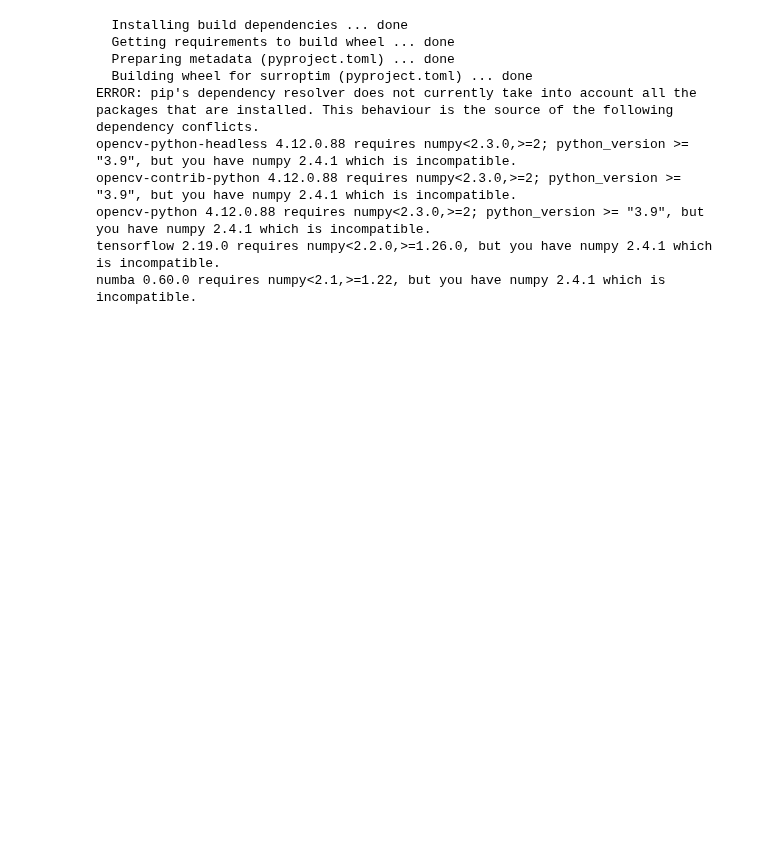
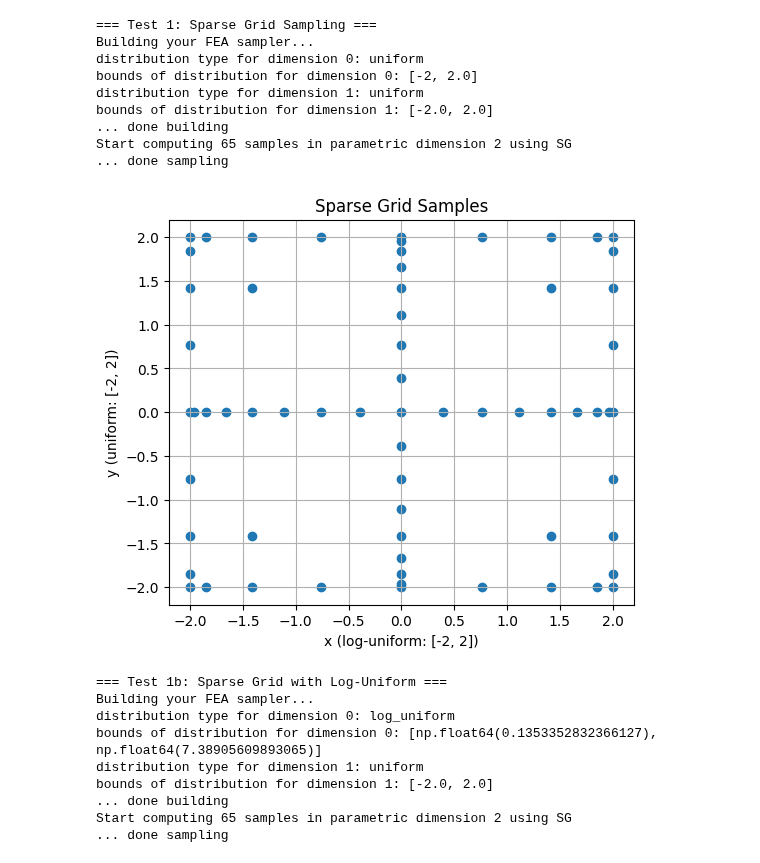
Before and after one commit to kerfriden/SurrOptim, a Jupyter notebook: demo_surroptim.ipynb, the cells around one changed output. Cells and saved outputs as stored; diff of their text form; code cells hidden in the pictures; blank space fills up the shorter version.

```diff
--- a/demo_surroptim.ipynb
+++ b/demo_surroptim.ipynb
@@ -1,19 +1,11 @@
 # %% [markdown]
 <a href="https://colab.research.google.com/github/kerfriden/SurrOptim/blob/main/demo_surroptim.ipynb" target="_parent"><img src="https://colab.research.google.com/assets/colab-badge.svg" alt="Open In Colab"/></a>
 # %%
-#!pip uninstall -y surroptim
-!pip install -q "git+https://github.com/kerfriden/SurrOptim@main" --force-reinstall
+try:
+    import surroptim
+except:
+    #!pip uninstall -y surroptim
+    !pip install -q "git+https://github.com/kerfriden/SurrOptim@main" --force-reinstall
-# %% [output]
-  Installing build dependencies ... done
-  Getting requirements to build wheel ... done
-  Preparing metadata (pyproject.toml) ... done
-  Building wheel for surroptim (pyproject.toml) ... done
-ERROR: pip's dependency resolver does not currently take into account all the packages that are installed. This behaviour is the source of the following dependency conflicts.
-opencv-python-headless 4.12.0.88 requires numpy<2.3.0,>=2; python_version >= "3.9", but you have numpy 2.4.1 which is incompatible.
-opencv-contrib-python 4.12.0.88 requires numpy<2.3.0,>=2; python_version >= "3.9", but you have numpy 2.4.1 which is incompatible.
-opencv-python 4.12.0.88 requires numpy<2.3.0,>=2; python_version >= "3.9", but you have numpy 2.4.1 which is incompatible.
-tensorflow 2.19.0 requires numpy<2.2.0,>=1.26.0, but you have numpy 2.4.1 which is incompatible.
-numba 0.60.0 requires numpy<2.1,>=1.22, but you have numpy 2.4.1 which is incompatible.
 # %%
 """Demo script: SurrOptim sampling and metamodeling."""
 
@@ -28,39 +20,57 @@ from surroptim.polynomial_meta_models import polynomial_lasso_regressor
 # ============================================================================
 print("=== Test 1: Sparse Grid Sampling ===")
 sampler_sg = sampler_cls(
-    distributions=["log_uniform", "uniform"],
-    bounds=[[np.exp(-2), np.exp(2.)], [-2., 2.]],
-    DOE_type='SG',
-    seed=0
+    distributions=["uniform", "uniform"],
+    bounds=[[-2, 2.], [-2., 2.]],
+    DOE_type='SG'
 )
 
-sampler_sg.sample(N=2)
+sampler_sg.sample(N=5)
 
 plt.figure(figsize=(6, 5))
 plt.scatter(sampler_sg.X[:, 0], sampler_sg.X[:, 1])
 plt.xlabel("x (log-uniform: [-2, 2])")
 plt.ylabel("y (uniform: [-2, 2])")
 plt.grid()
 plt.title("Sparse Grid Samples")
 plt.show()
 
 # ============================================================================
 # 1b. Sparse grid with log-uniform (requires positive bounds)
 # ============================================================================
 print("\n=== Test 1b: Sparse Grid with Log-Uniform ===")
 sampler_sg_log = sampler_cls(
     distributions=["log_uniform", "uniform"],
     bounds=[[np.exp(-2), np.exp(2.)], [-2., 2.]],
-    DOE_type='SG',
-    seed=0
+    DOE_type='SG'
 )
 
-sampler_sg_log.sample(N=2)
+sampler_sg_log.sample(N=5)
 
 plt.figure(figsize=(6, 5))
 plt.scatter(sampler_sg_log.X[:, 0], sampler_sg_log.X[:, 1])
 plt.xlabel("x (log-uniform: [-2, 2])")
 plt.ylabel("y (uniform: [-2, 2])")
 plt.grid()
 plt.title("Sparse Grid Samples (Log-Uniform)")
 plt.show()
+# %% [output]
+=== Test 1: Sparse Grid Sampling ===
+Building your FEA sampler...
+distribution type for dimension 0: uniform
+bounds of distribution for dimension 0: [-2, 2.0]
+distribution type for dimension 1: uniform
+bounds of distribution for dimension 1: [-2.0, 2.0]
+... done building
+Start computing 65 samples in parametric dimension 2 using SG
+... done sampling
+[figure, added]
+=== Test 1b: Sparse Grid with Log-Uniform ===
+Building your FEA sampler...
+distribution type for dimension 0: log_uniform
+bounds of distribution for dimension 0: [np.float64(0.1353352832366127), np.float64(7.38905609893065)]
+distribution type for dimension 1: uniform
+bounds of distribution for dimension 1: [-2.0, 2.0]
+... done building
+Start computing 65 samples in parametric dimension 2 using SG
+... done sampling
```
Also changed, not shown: parts of 6 cells of this notebook.
